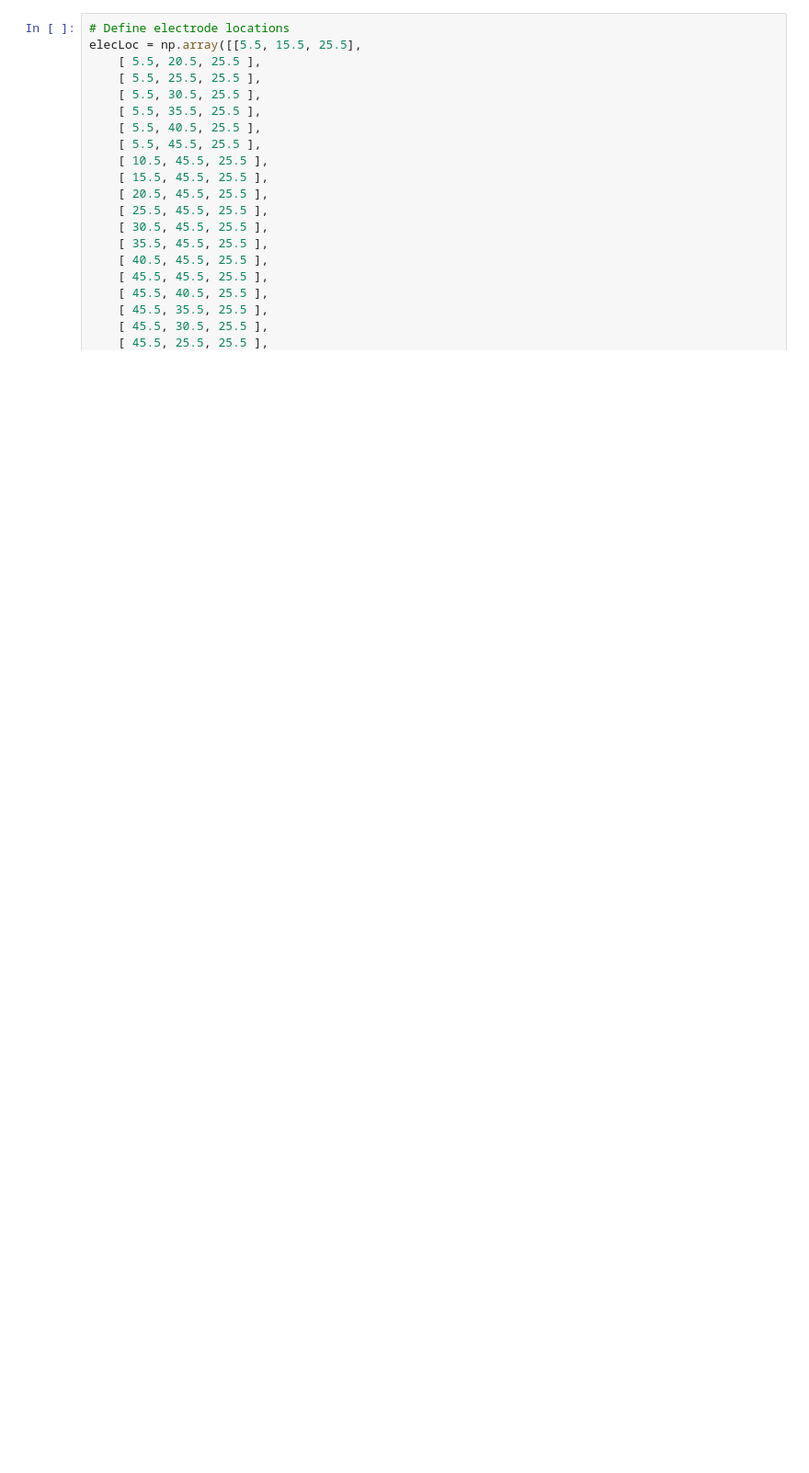
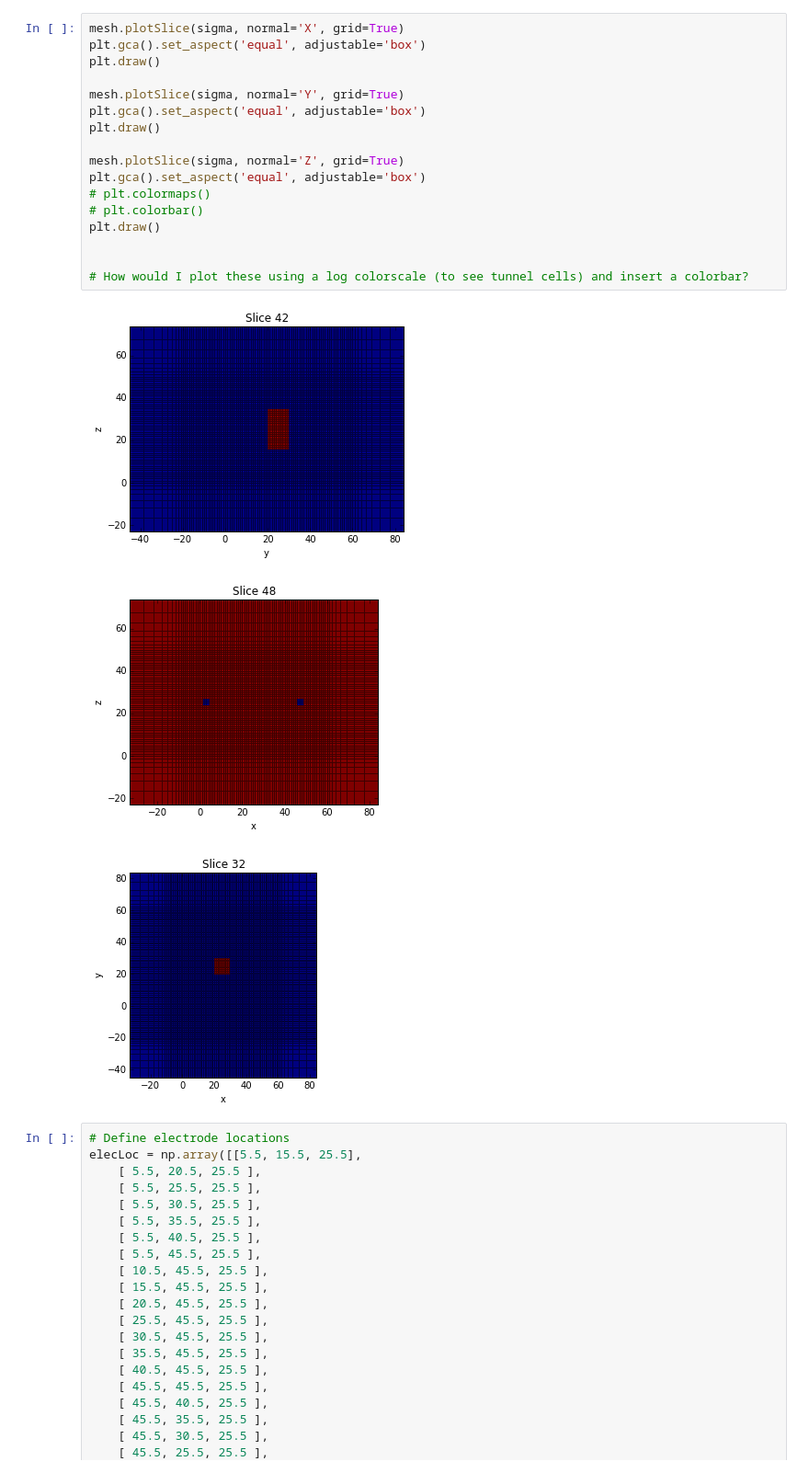
Before and after one commit to rowanc1/simpegdc, a Jupyter notebook: notebooks/Tunnel_Synth.ipynb, the cells around one changed output. Shown at 92% size. Drawn from its saved outputs; the diff is of its cells as text; blank space fills up the shorter version.

```diff
--- a/notebooks/Tunnel_Synth.ipynb
+++ b/notebooks/Tunnel_Synth.ipynb
@@ -62,3 +126,24 @@ plt.ylabel('y')
+# %%
+mesh.plotSlice(sigma, normal='X', grid=True)
+plt.gca().set_aspect('equal', adjustable='box')
+plt.draw()
+
+mesh.plotSlice(sigma, normal='Y', grid=True)
+plt.gca().set_aspect('equal', adjustable='box')
+plt.draw()
+
+mesh.plotSlice(sigma, normal='Z', grid=True)
+plt.gca().set_aspect('equal', adjustable='box')
+# plt.colormaps()
+# plt.colorbar()
+plt.draw()
+
+
+# How would I plot these using a log colorscale (to see tunnel cells) and insert a colorbar?
+# %% [output]
+[figure, added]
+[figure, added]
+[figure, added]
 # %%
 # Define electrode locations
 elecLoc = np.array([[5.5, 15.5, 25.5],
```
Also changed, not shown: parts of 19 cells of this notebook.
